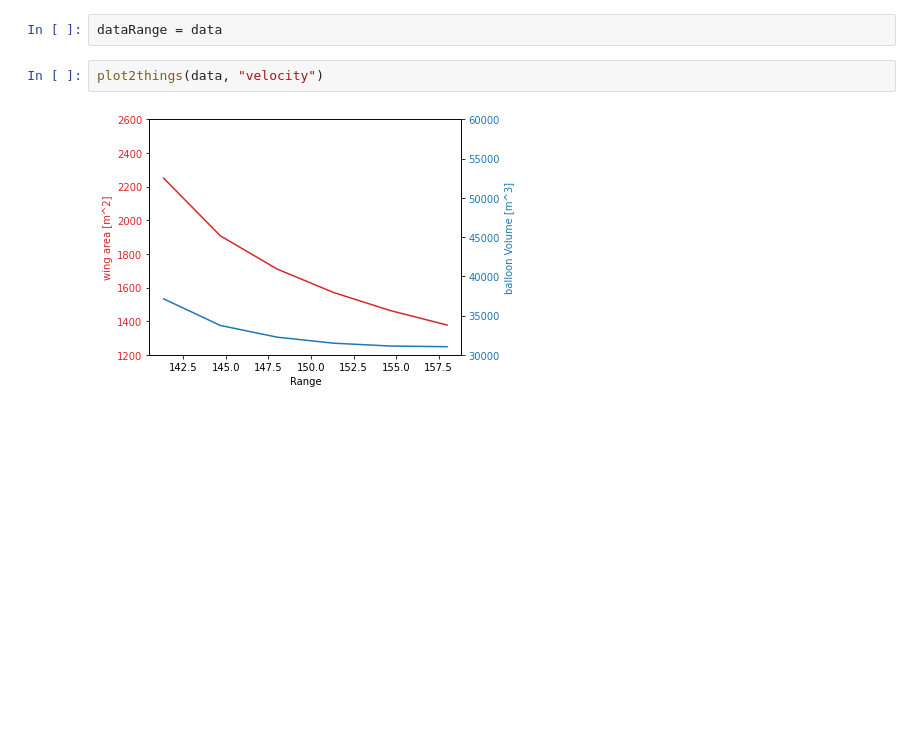
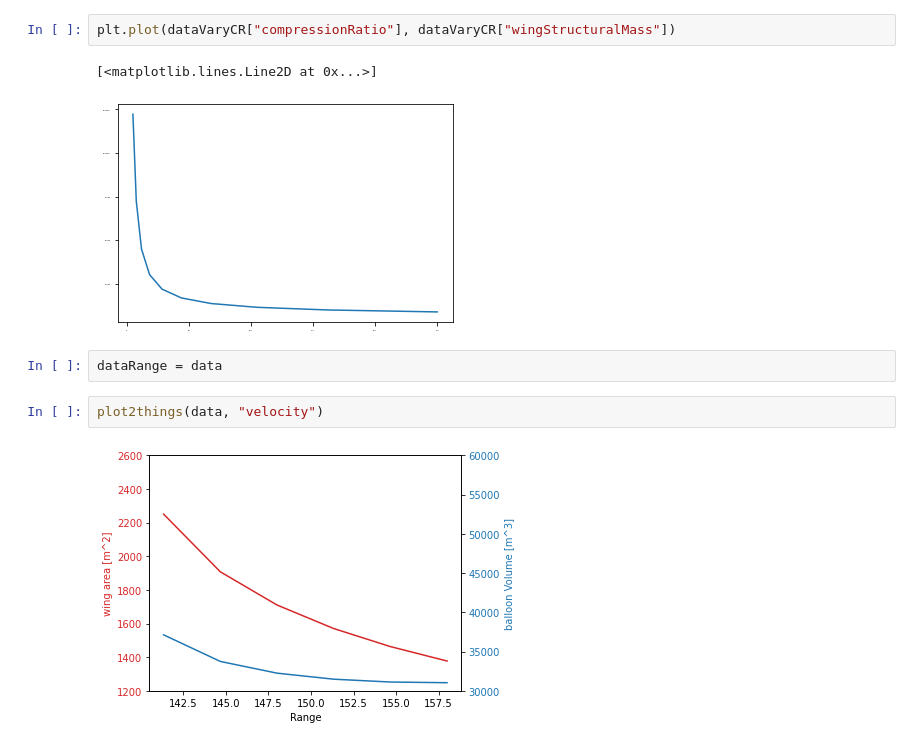
Before and after one commit to sashalikesplanes/AircraftPrelimenaryDesignTool, a Jupyter notebook: DataExploration.ipynb, the cells around one changed output. Drawn from its saved outputs; the diff is of its cells as text; blank space fills up the shorter version.

```diff
--- a/DataExploration.ipynb
+++ b/DataExploration.ipynb
@@ -25,3 +96,8 @@ Diverged
+# %%
+plt.plot(dataVaryCR["compressionRatio"], dataVaryCR["wingStructuralMass"])
+# %% [output]
+[<matplotlib.lines.Line2D at 0x...>]
+[figure, added]
 # %%
 dataRange = data
 # %%
```
Also changed, not shown: parts of 6 cells of this notebook, 59 other files.
